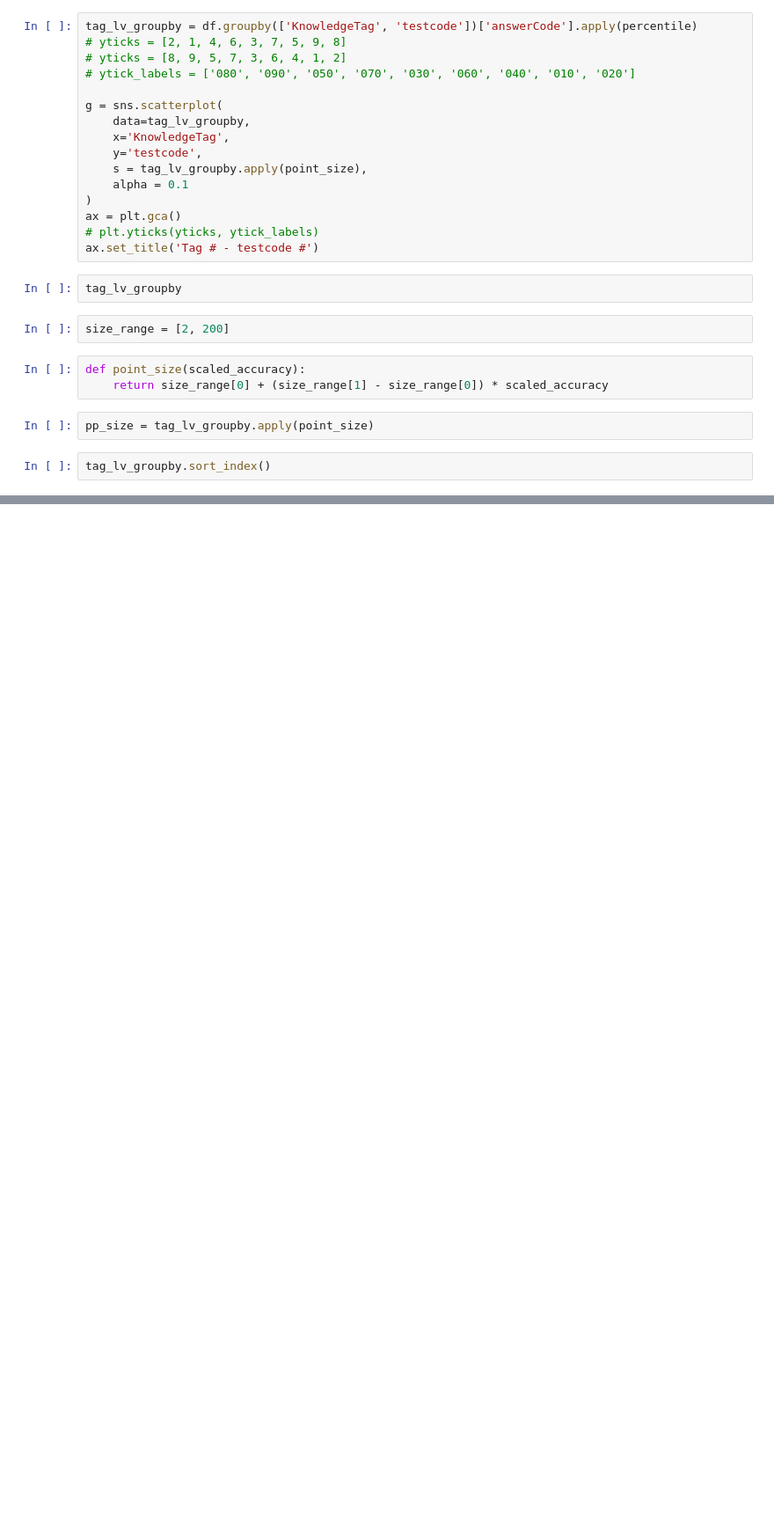
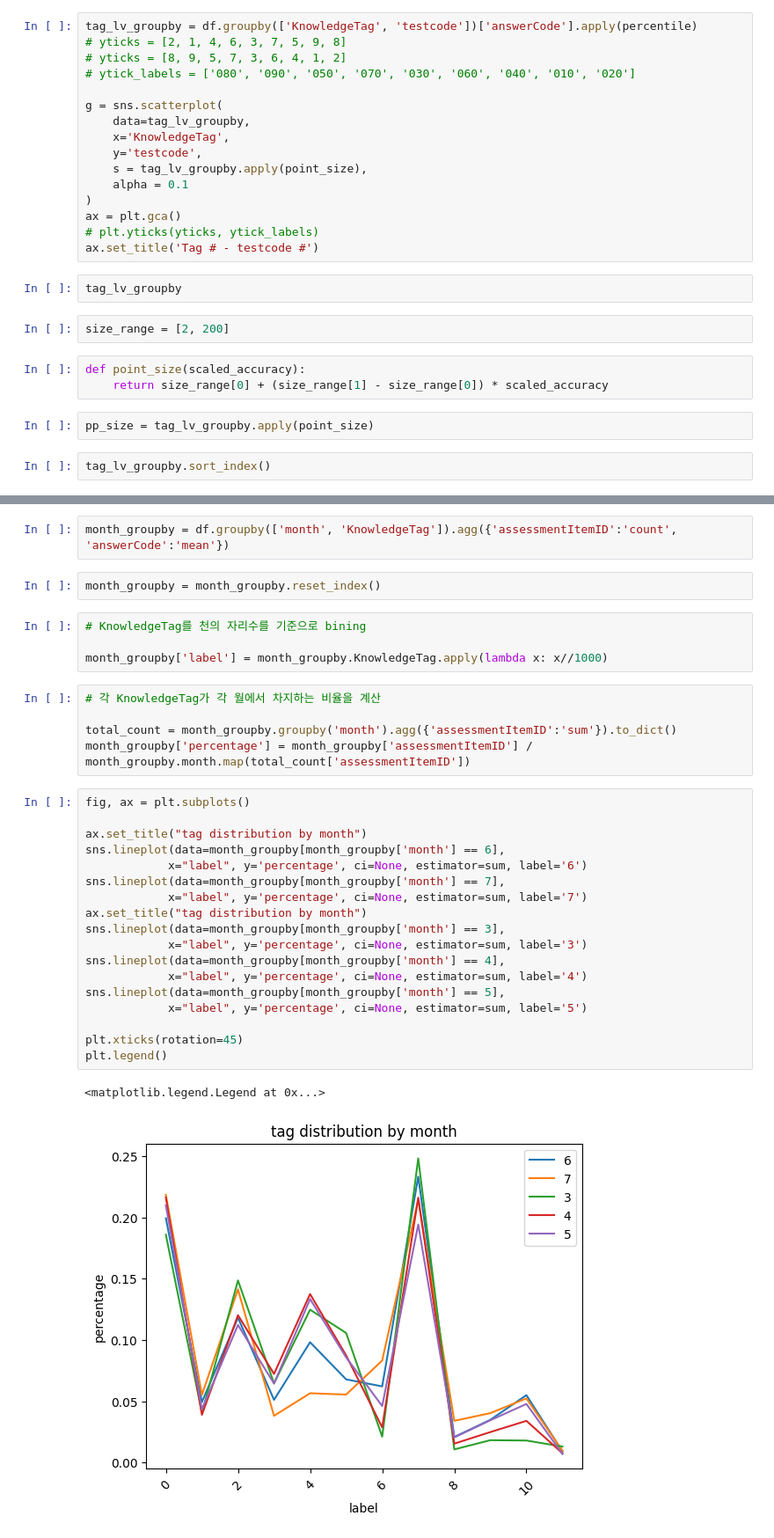
Before and after one commit to boostcampaitech5/level2_dkt-recsys-09, a Jupyter notebook: eda/khw_eda.ipynb, the cells around one changed output, grey strips where cells are left out. Shown at 88% size. Drawn from its saved outputs; the diff is of its cells as text; blank space fills up the shorter version.

```diff
--- a/eda/khw_eda.ipynb
+++ b/eda/khw_eda.ipynb
@@ -725,0 +874,34 @@ tag_lv_groupby.sort_index()
+# %%
+month_groupby = df.groupby(['month', 'KnowledgeTag']).agg({'assessmentItemID':'count', 'answerCode':'mean'})
+# %%
+month_groupby = month_groupby.reset_index()
+# %%
+# KnowledgeTag를 천의 자리수를 기준으로 bining
+
+month_groupby['label'] = month_groupby.KnowledgeTag.apply(lambda x: x//1000)
+# %%
+# 각 KnowledgeTag가 각 월에서 차지하는 비율을 계산
+
+total_count = month_groupby.groupby('month').agg({'assessmentItemID':'sum'}).to_dict()
+month_groupby['percentage'] = month_groupby['assessmentItemID'] / month_groupby.month.map(total_count['assessmentItemID'])
+# %%
+fig, ax = plt.subplots()
+
+ax.set_title("tag distribution by month")
+sns.lineplot(data=month_groupby[month_groupby['month'] == 6],
+            x="label", y='percentage', ci=None, estimator=sum, label='6')
+sns.lineplot(data=month_groupby[month_groupby['month'] == 7],
+            x="label", y='percentage', ci=None, estimator=sum, label='7')
+ax.set_title("tag distribution by month")
+sns.lineplot(data=month_groupby[month_groupby['month'] == 3],
+            x="label", y='percentage', ci=None, estimator=sum, label='3')
+sns.lineplot(data=month_groupby[month_groupby['month'] == 4],
+            x="label", y='percentage', ci=None, estimator=sum, label='4')
+sns.lineplot(data=month_groupby[month_groupby['month'] == 5],
+            x="label", y='percentage', ci=None, estimator=sum, label='5')
+
+plt.xticks(rotation=45)
+plt.legend()
+# %% [output]
+<matplotlib.legend.Legend at 0x...>
+[figure, added]
```
Also changed, not shown: parts of 18 cells of this notebook.
